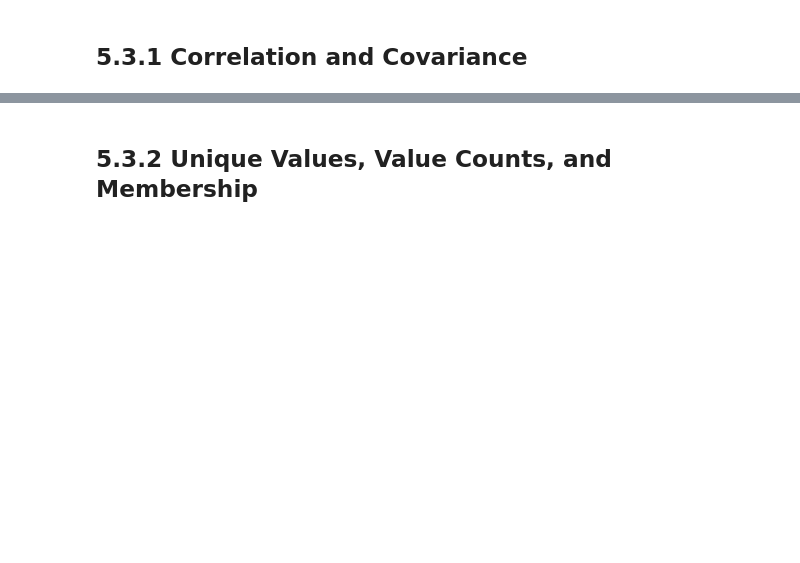
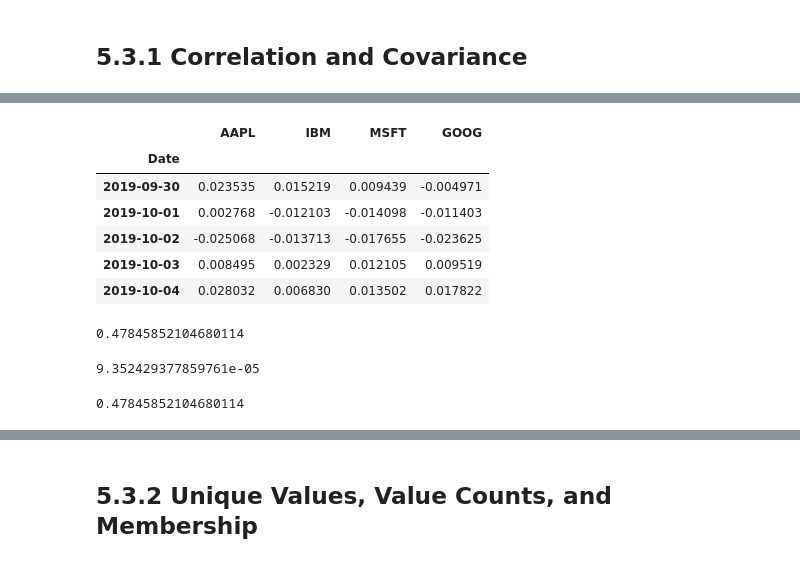
Before and after one commit to BoyuanLi-Steven/Python-For-Data-Analysis-2nd, a Jupyter notebook: Chapter 5. Getting started with pandas.ipynb, the cells around one changed output, grey strips where cells are left out. Cells and saved outputs as stored; diff of their text form; code cells hidden in the pictures; blank space fills up the shorter version.

```diff
--- a/Chapter 5. Getting started with pandas.ipynb
+++ b/Chapter 5. Getting started with pandas.ipynb
@@ -1376,0 +1481,31 @@ df.loc['b']
+# %%
+import pandas_datareader.data as web
+all_data = {ticker: web.get_data_yahoo(ticker)
+           for ticker in ['AAPL','IBM','MSFT','GOOG']}
+price = pd.DataFrame({ticker: data['Adj Close']
+                    for ticker, data in all_data.items()})
+volume = pd.DataFrame({ticker: data['Volume']
+                    for ticker, data in all_data.items()})
+# %%
+returns = price.pct_change()
+returns.tail()
+# %% [output]
+|  | AAPL | IBM | MSFT | GOOG |
+| Date |  |  |  |  |
+| 2019-09-30 | 0.023535 | 0.015219 | 0.009439 | -0.004971 |
+| 2019-10-01 | 0.002768 | -0.012103 | -0.014098 | -0.011403 |
+| 2019-10-02 | -0.025068 | -0.013713 | -0.017655 | -0.023625 |
+| 2019-10-03 | 0.008495 | 0.002329 | 0.012105 | 0.009519 |
+| 2019-10-04 | 0.028032 | 0.006830 | 0.013502 | 0.017822 |
+# %%
+returns['MSFT'].corr(returns['IBM'])
+# %% [output]
+0.47845852104680114
+# %%
+returns['MSFT'].cov(returns['IBM'])
+# %% [output]
+9.352429377859761e-05
+# %%
+returns.MSFT.corr(returns.IBM)
+# %% [output]
+0.47845852104680114
```
Also changed, not shown: parts of 24 cells of this notebook.
